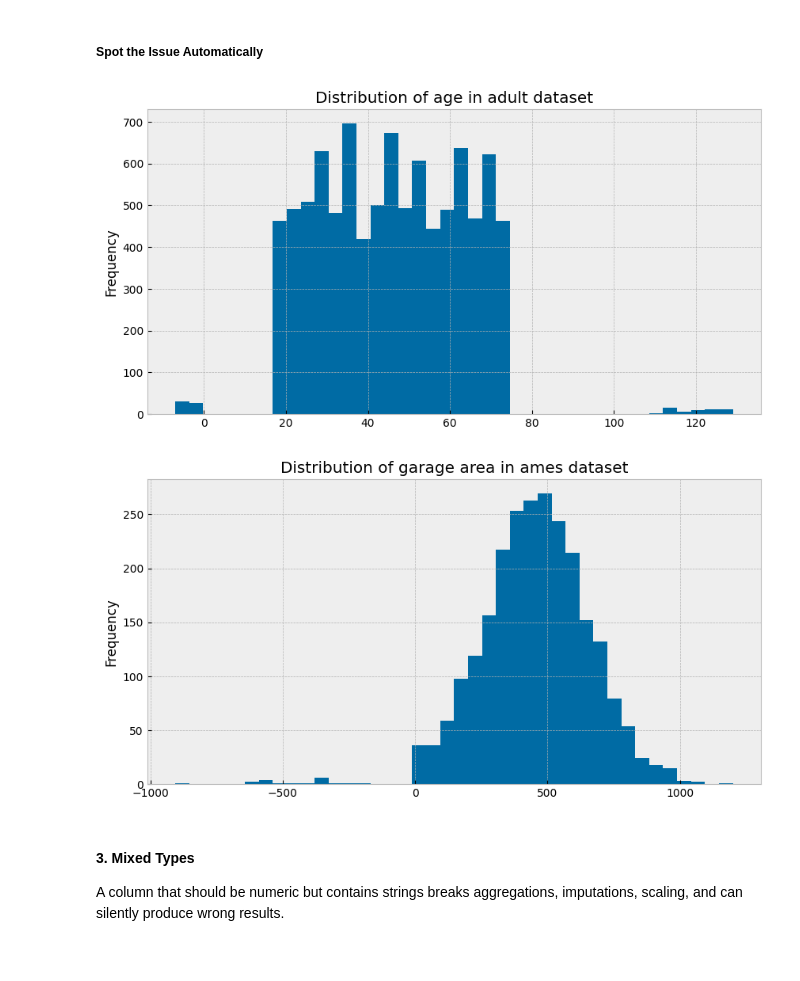
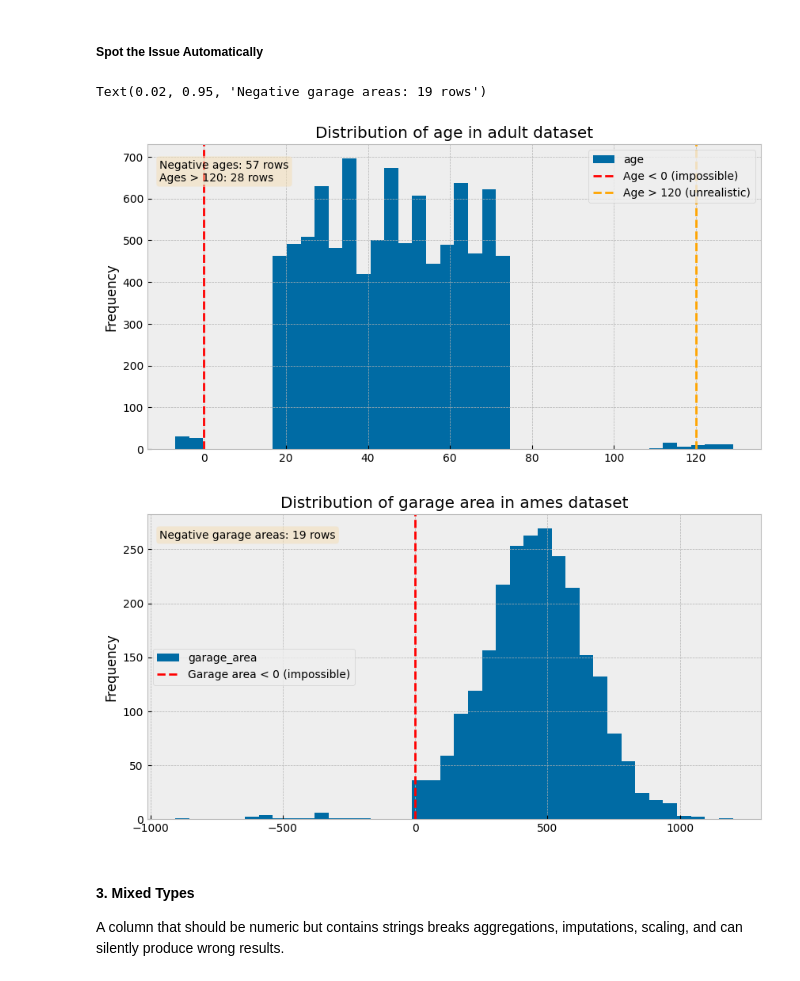
Before and after one commit to CardoAI/ml_industry_course, a Jupyter notebook: day1/datapreprocessing_featureengineering.ipynb, the cells around one changed output. Saved outputs shown, nothing was run; the diff lists cells and outputs as text; code cells hidden in the pictures.

```diff
--- a/day1/datapreprocessing_featureengineering.ipynb
+++ b/day1/datapreprocessing_featureengineering.ipynb
@@ -283,13 +284,27 @@ Retail - negative inventory: 182 rows
 ##### Spot the Issue Automatically
 # %%
 plt.style.use('tableau-colorblind10')
+
 fig = plt.figure(figsize=(10, 5))
-adult_age.plot(kind='hist', bins=40, title='Distribution of age in adult dataset');
+adult_age.plot(kind='hist', bins=40, title='Distribution of age in adult dataset')
+ax1 = plt.gca()
+ax1.axvline(0, color='red', linestyle='--', linewidth=2, label='Age < 0 (impossible)')
+ax1.axvline(120, color='orange', linestyle='--', linewidth=2, label='Age > 120 (unrealistic)')
+ax1.legend()
+ax1.text(0.02, 0.95, f"Negative ages: {(adult_age < 0).sum()} rows\nAges > 120: {(adult_age > 120).sum()} rows",
+         transform=ax1.transAxes, verticalalignment='top', bbox=dict(boxstyle='round', facecolor='wheat', alpha=0.5))
+
 fig = plt.figure(figsize=(10, 5))
-garage_num.plot(kind='hist', bins=40, title='Distribution of garage area in ames dataset');
+garage_num.plot(kind='hist', bins=40, title='Distribution of garage area in ames dataset')
+ax2 = plt.gca()
+ax2.axvline(0, color='red', linestyle='--', linewidth=2, label='Garage area < 0 (impossible)')
+ax2.legend()
+ax2.text(0.02, 0.95, f"Negative garage areas: {(garage_num < 0).sum()} rows",
+         transform=ax2.transAxes, verticalalignment='top', bbox=dict(boxstyle='round', facecolor='wheat', alpha=0.5))
 # %% [output]
+Text(0.02, 0.95, 'Negative garage areas: 19 rows')
-[figure, old version]
+[figure, new version]
-[figure, old version]
+[figure, new version]
 # %% [markdown]
 #### 3. Mixed Types
 
```
Also changed, not shown: parts of 23 cells of this notebook, 2 other files.
